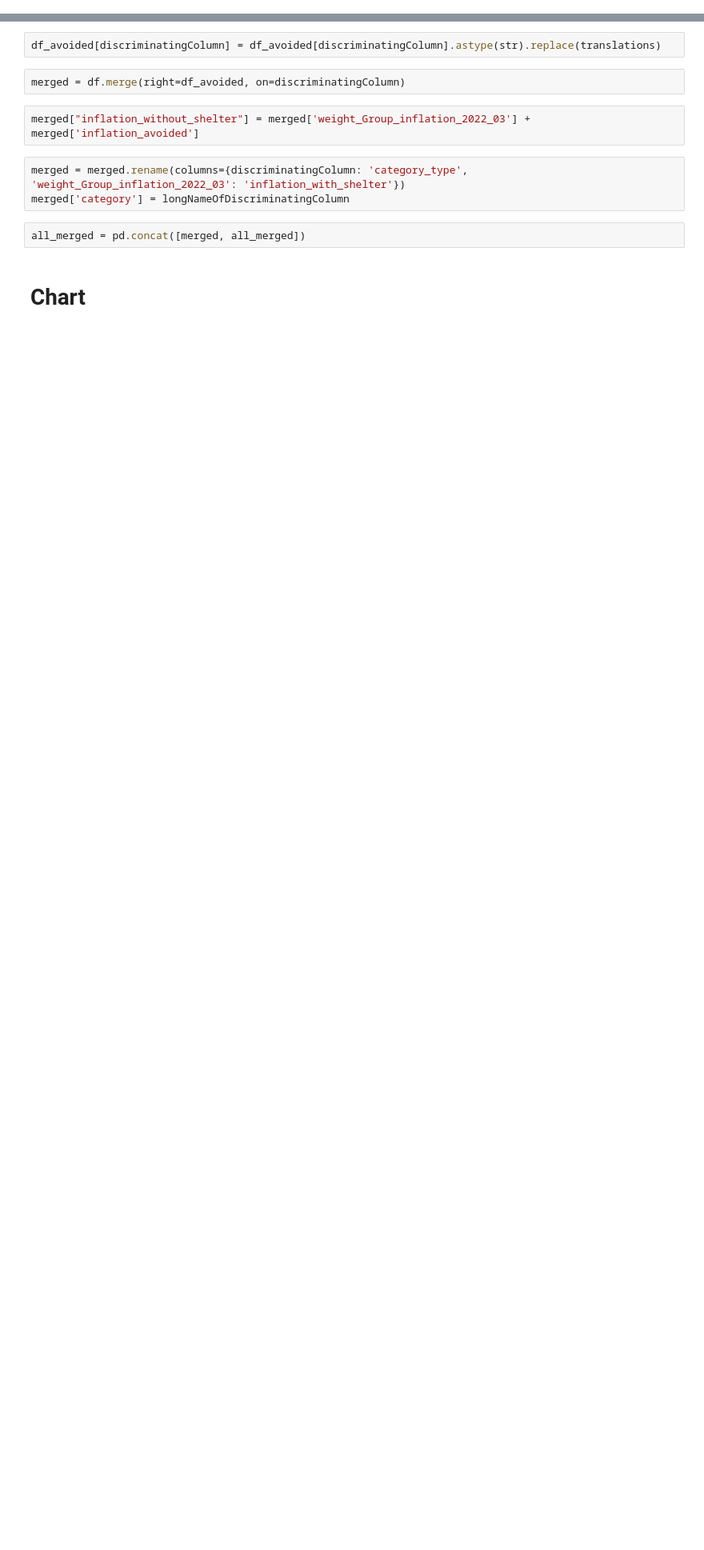
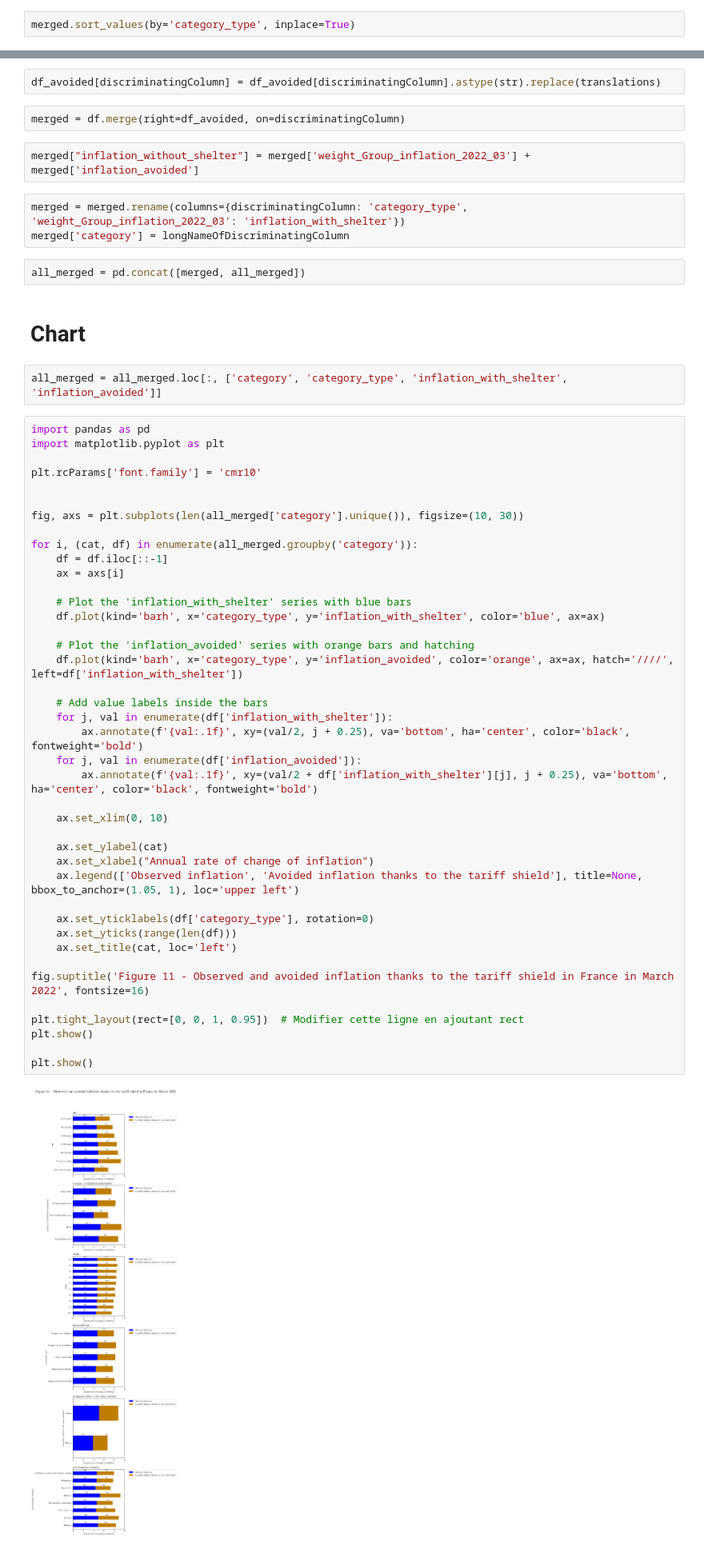
Before and after one commit to rm951/memoireESCP, a Jupyter notebook: figure11.ipynb, the cells around one changed output, grey strips where cells are left out. Shown at 80% size. Drawn from its saved outputs; the diff is of its cells as text; blank space fills up the shorter version.

```diff
--- a/figure11.ipynb
+++ b/figure11.ipynb
@@ -17,6 +17,8 @@ merged["inflation_without_shelter"] = merged['weight_Group_inflation_2022_03'] +
 # %%
 merged = merged.rename(columns={discriminatingColumn: 'category_type', 'weight_Group_inflation_2022_03': 'inflation_with_shelter'})
 merged['category'] = longNameOfDiscriminatingColumn
+# %%
+merged.sort_values(by='category_type', inplace=True)
 # %%
 all_merged = pd.concat([merged, all_merged])
 # %% [markdown]
@@ -160,3 +162,48 @@ merged['category'] = longNameOfDiscriminatingColumn
 all_merged = pd.concat([merged, all_merged])
 # %% [markdown]
 # Chart
+# %%
+all_merged = all_merged.loc[:, ['category', 'category_type', 'inflation_with_shelter', 'inflation_avoided']]
+# %%
+import pandas as pd
+import matplotlib.pyplot as plt
+
+plt.rcParams['font.family'] = 'cmr10'
+
+
+fig, axs = plt.subplots(len(all_merged['category'].unique()), figsize=(10, 30))
+
+for i, (cat, df) in enumerate(all_merged.groupby('category')):
+    df = df.iloc[::-1]
+    ax = axs[i]
+
+    # Plot the 'inflation_with_shelter' series with blue bars
+    df.plot(kind='barh', x='category_type', y='inflation_with_shelter', color='blue', ax=ax)
+
+    # Plot the 'inflation_avoided' series with orange bars and hatching
+    df.plot(kind='barh', x='category_type', y='inflation_avoided', color='orange', ax=ax, hatch='////', left=df['inflation_with_shelter'])
+
+    # Add value labels inside the bars
+    for j, val in enumerate(df['inflation_with_shelter']):
+        ax.annotate(f'{val:.1f}', xy=(val/2, j + 0.25), va='bottom', ha='center', color='black', fontweight='bold')
+    for j, val in enumerate(df['inflation_avoided']):
+        ax.annotate(f'{val:.1f}', xy=(val/2 + df['inflation_with_shelter'][j], j + 0.25), va='bottom', ha='center', color='black', fontweight='bold')
+
+    ax.set_xlim(0, 10)
+
+    ax.set_ylabel(cat)
+    ax.set_xlabel("Annual rate of change of inflation")
+    ax.legend(['Observed inflation', 'Avoided inflation thanks to the tariff shield'], title=None, bbox_to_anchor=(1.05, 1), loc='upper left')
+
+    ax.set_yticklabels(df['category_type'], rotation=0)
+    ax.set_yticks(range(len(df)))
+    ax.set_title(cat, loc='left')
+
+fig.suptitle('Figure 11 - Observed and avoided inflation thanks to the tariff shield in France in March 2022', fontsize=16)
+
+plt.tight_layout(rect=[0, 0, 1, 0.95])  # Modifier cette ligne en ajoutant rect
+plt.show()
+
+plt.show()
+# %% [output]
+[figure, added]
```
